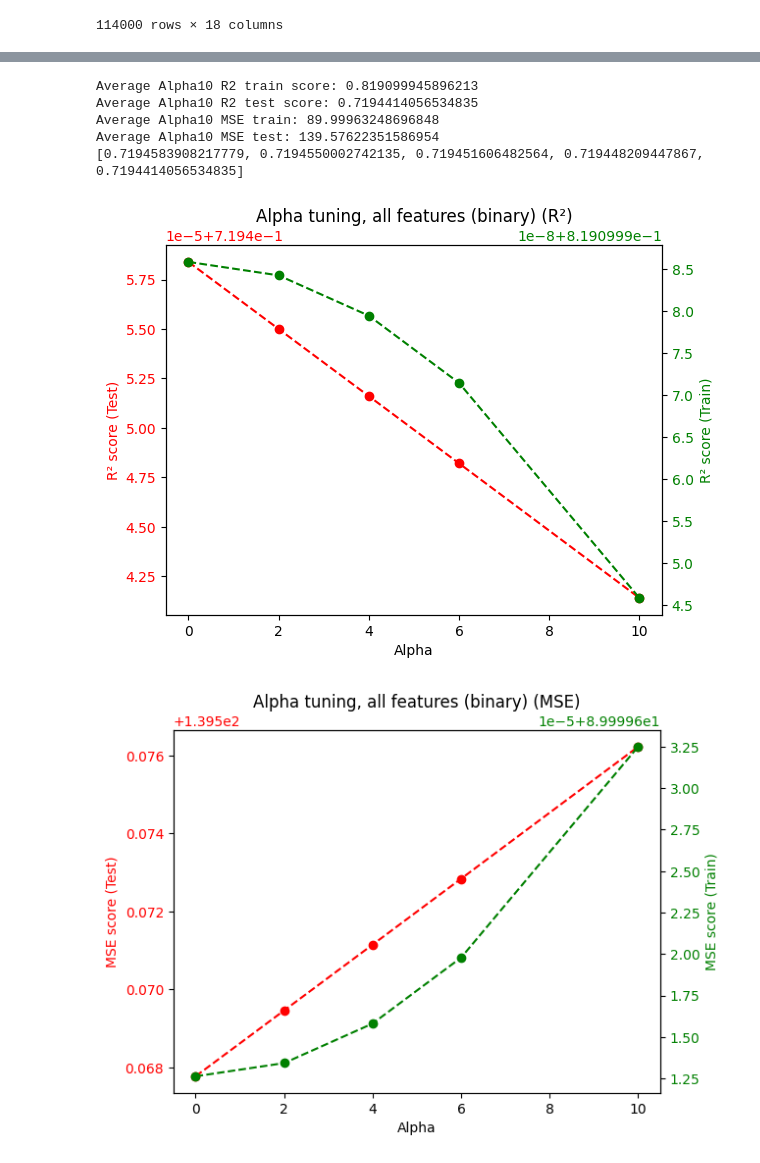
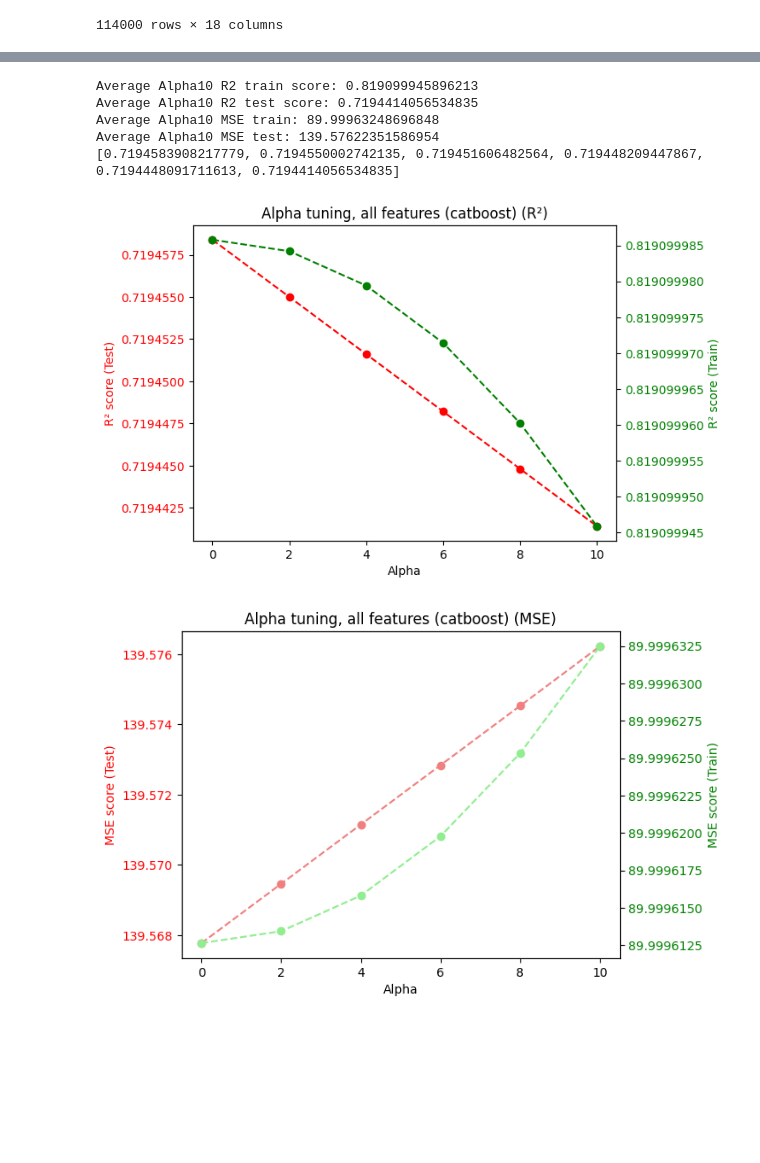
Before and after one commit to fratorgano/RidgeRegressionProject, a Jupyter notebook: ridge_all.ipynb, the cells around one changed output, grey strips where cells are left out. Cells and saved outputs as stored; diff of their text form; code cells hidden in the pictures; blank space fills up the shorter version.

```diff
--- a/ridge_all.ipynb
+++ b/ridge_all.ipynb
@@ -119,15 +119,22 @@ def plotResults(alphas,r2_train_scores,r2_test_scores,enc_name,data_type):
   y_train = r2_train_scores
   y_test = r2_test_scores
   fig,ax = plt.subplots()
-  ax.plot(x,y_test,linestyle='--',marker='o',color='red')
+  color_1='red'
+  color_2='green'
+  if(data_type=='MSE'):
+    color_1 = 'lightcoral'
+    color_2 = 'lightgreen'
+  ax.plot(x,y_test,linestyle='--',marker='o',color=color_1)
   ax.set_title(f"Alpha tuning, all features ({enc_name}) ({data_type})")
   ax.set_ylabel(f"{data_type} score (Test)",color='red')
   ax.tick_params(axis='y',labelcolor='red')
   ax.set_xlabel("Alpha")
   ax2 = ax.twinx()
-  ax2.plot(x,y_train,linestyle='--',marker='o',color='green')
+  ax2.plot(x,y_train,linestyle='--',marker='o',color=color_2)
   ax2.set_ylabel(f"{data_type} score (Train)",color='green')
   ax2.tick_params(axis='y',labelcolor='green')
+  ax.ticklabel_format(useOffset=False)
+  ax2.ticklabel_format(useOffset=False)
   plt.show()
 # %%
 # finding best alpha for binary
@@ -138,7 +145,7 @@ r2_train_scores = []
 r2_test_scores = []
 mse_train = []
 mse_test = []
-alphas = [9500,9750,10000]
+alphas = [0]
 for alpha in alphas:
   res = runKFold(RidgeReg(alpha),f"Alpha{alpha}",encoder)
   r2_train_scores.append(res[0])
@@ -167,7 +178,7 @@ r2_train_scores = []
 r2_test_scores = []
 mse_train = []
 mse_test = []
-alphas = [0,2,4,6,10]
+alphas = [0,2,4,6,8,10]
 for alpha in alphas:
   res = runKFold(RidgeReg(alpha),f"Alpha{alpha}",encoder)
   r2_train_scores.append(res[0])
@@ -196,7 +207,7 @@ r2_train_scores = []
 r2_test_scores = []
 mse_train = []
 mse_test = []
-alphas = [0,2,4,6,10]
+alphas = [0,2,4,6,8,10]
 for alpha in alphas:
   res = runKFold(RidgeReg(alpha),f"Alpha{alpha}",encoder)
   r2_train_scores.append(res[0])
@@ -204,15 +215,16 @@ for alpha in alphas:
   mse_train.append(res[2])
   mse_test.append(res[3])
 print(r2_test_scores)
+# 0.7194583908217779
 # %% [output]
 Average Alpha10 R2 train score: 0.819099945896213
 Average Alpha10 R2 test score: 0.7194414056534835
 Average Alpha10 MSE train: 89.99963248696848
 Average Alpha10 MSE test: 139.57622351586954
-[0.7194583908217779, 0.7194550002742135, 0.719451606482564, 0.719448209447867, 0.7194414056534835]
+[0.7194583908217779, 0.7194550002742135, 0.719451606482564, 0.719448209447867, 0.7194448091711613, 0.7194414056534835]
 # %%
-plotResults(alphas,r2_train_scores,r2_test_scores,'binary','R²')
-plotResults(alphas,mse_train,mse_test,'binary','MSE')
+plotResults(alphas,r2_train_scores,r2_test_scores,'catboost','R²')
+plotResults(alphas,mse_train,mse_test,'catboost','MSE')
 # %% [output]
-[figure, old version]
+[figure, new version]
-[figure, old version]
+[figure, new version]
```
Also changed, not shown: parts of 5 cells of this notebook, 3 other files.
